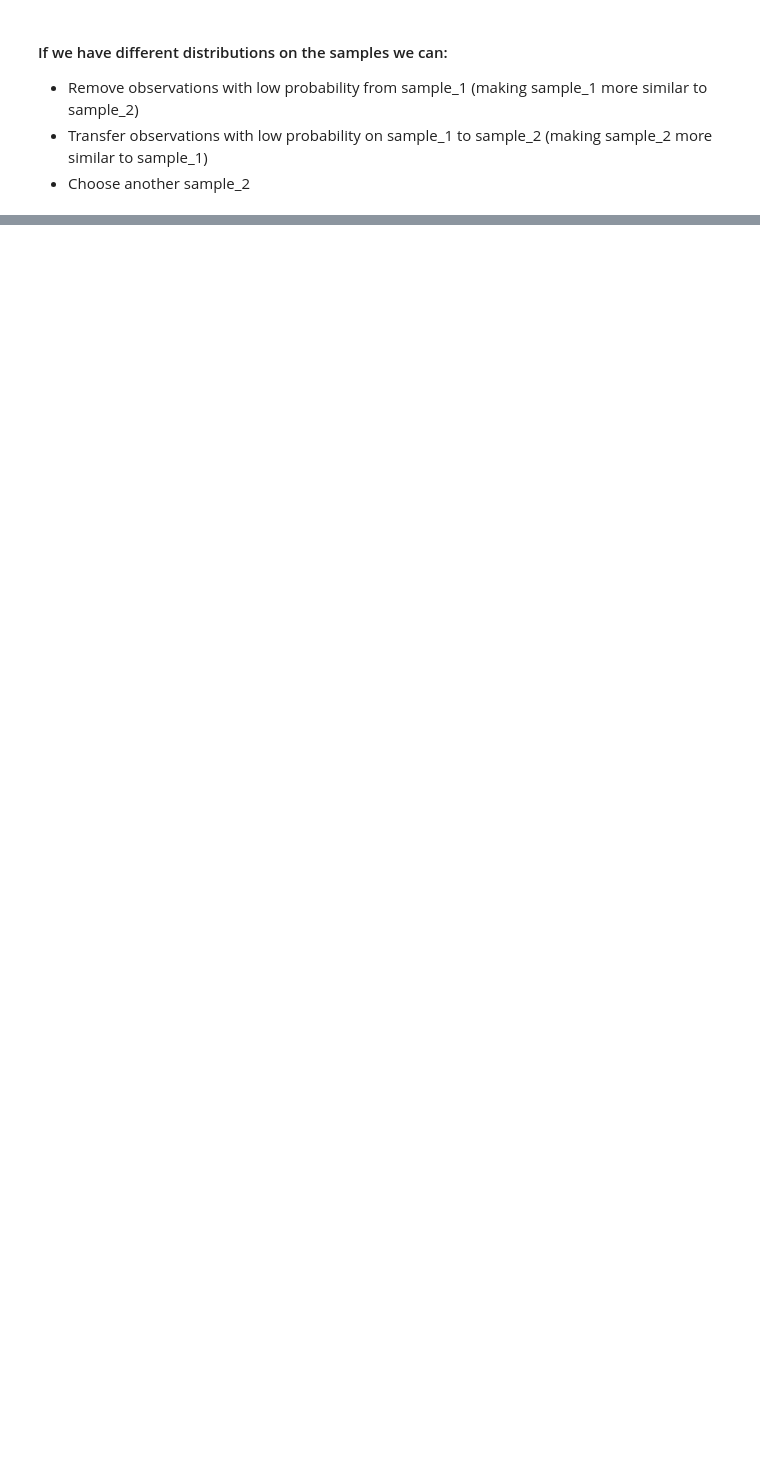
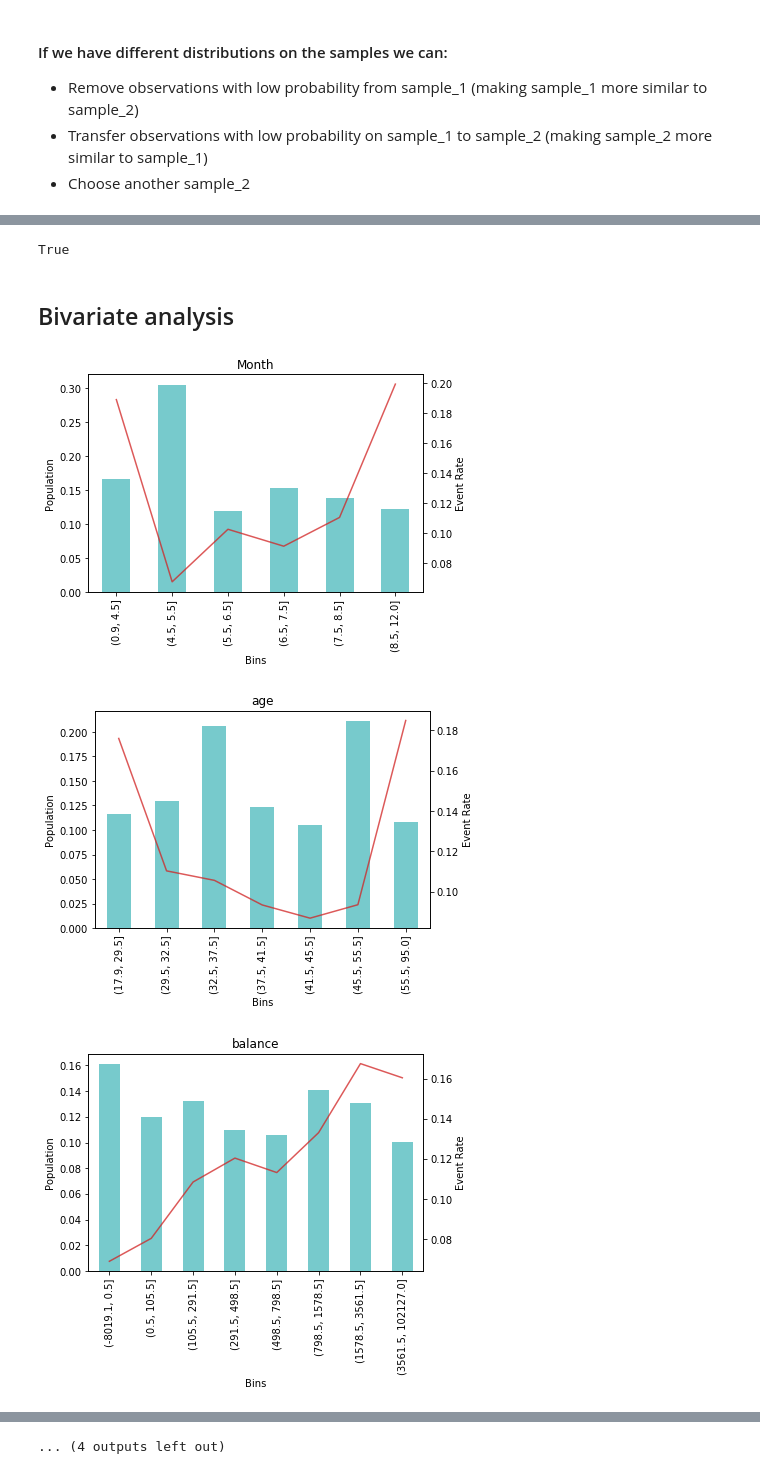
Before and after one commit to hveigz/machine-learning-misc, a Jupyter notebook: ML-Workflow/ML-Workflow.ipynb, the cells around one changed output, grey strips where cells are left out. Drawn from its saved outputs; the diff is of its cells as text; code cells hidden in the pictures; blank space fills up the shorter version.

Commit message:
Adding more steps of the analysis, adding support files for undersample, optimized bins and statistical analysis

```diff
--- a/ML-Workflow/ML-Workflow.ipynb
+++ b/ML-Workflow/ML-Workflow.ipynb
@@ -172,0 +256,21 @@ Variables with unequal distribution:
+# %%
+dot_data = tree.export_graphviz(clf, out_file=None,
+                         feature_names=list(data_train[features].drop("id", axis=1)),
+                         class_names=["goods", "bads"],
+                         filled=True, rounded=True,
+                         special_characters=True,
+                        proportion=True)
+graph = pydotplus.graph_from_dot_data(dot_data)
+
+graph.write_png('./tree.png')
+# %% [output]
+True
+# %% [markdown]
+<a id='bivariate_analysis'></a>
+## Bivariate analysis
+# %%
+get_optimized_bins(dataset, "target", "id", list(dataset), min_bin_percent=0.1, get_plots=True);
+# %% [output]
+[figure, added]
+[figure, added]
+[figure, added]
@@ -172,0 +286 @@ Variables with unequal distribution:
+... (4 outputs left out)
```
Also changed, not shown: parts of 33 cells of this notebook, 4 other files.
